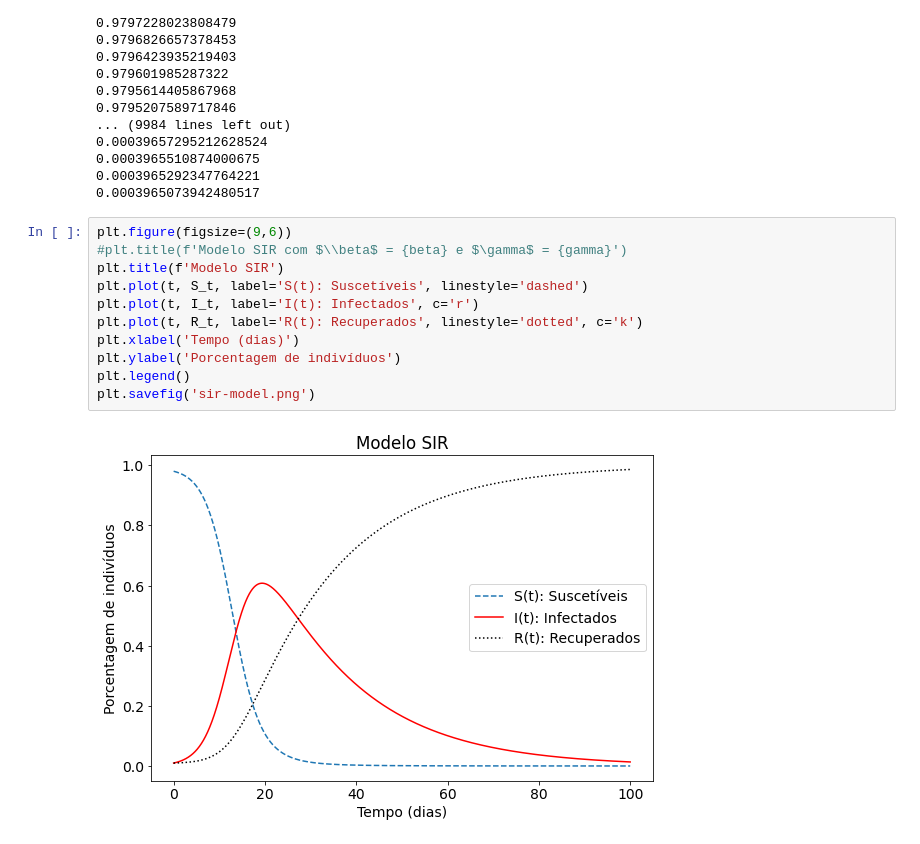
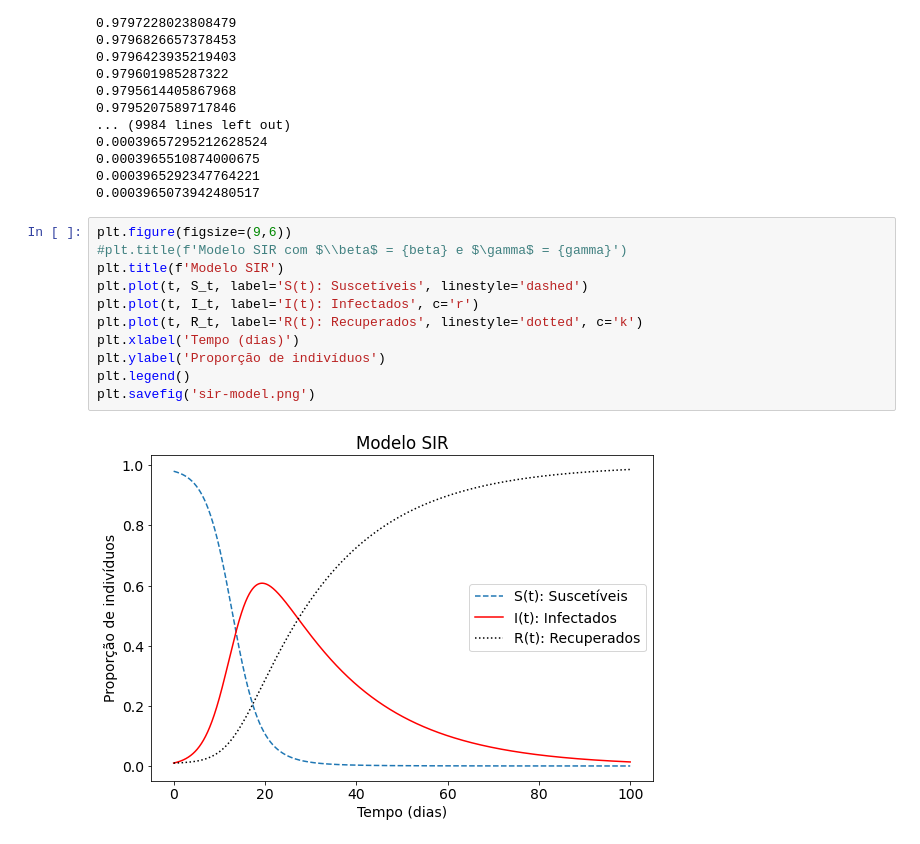
Before and after one commit to fpelogia/epid-models, a Jupyter notebook: Compartimental/SIR.ipynb, the cells around one changed output. Saved outputs shown, nothing was run; the diff lists cells and outputs as text.

```diff
--- a/Compartimental/SIR.ipynb
+++ b/Compartimental/SIR.ipynb
@@ -60,13 +60,13 @@ for i in range(len(t) + 1):
 # %%
 plt.figure(figsize=(9,6))
 #plt.title(f'Modelo SIR com $\\beta$ = {beta} e $\gamma$ = {gamma}')
 plt.title(f'Modelo SIR')
 plt.plot(t, S_t, label='S(t): Suscetíveis', linestyle='dashed')
 plt.plot(t, I_t, label='I(t): Infectados', c='r')
 plt.plot(t, R_t, label='R(t): Recuperados', linestyle='dotted', c='k')
 plt.xlabel('Tempo (dias)')
-plt.ylabel('Porcentagem de indivíduos')
+plt.ylabel('Proporção de indivíduos')
 plt.legend()
 plt.savefig('sir-model.png')
 # %% [output]
-[figure, old version]
+[figure, new version]
```
Also changed, not shown: 16 other files.
